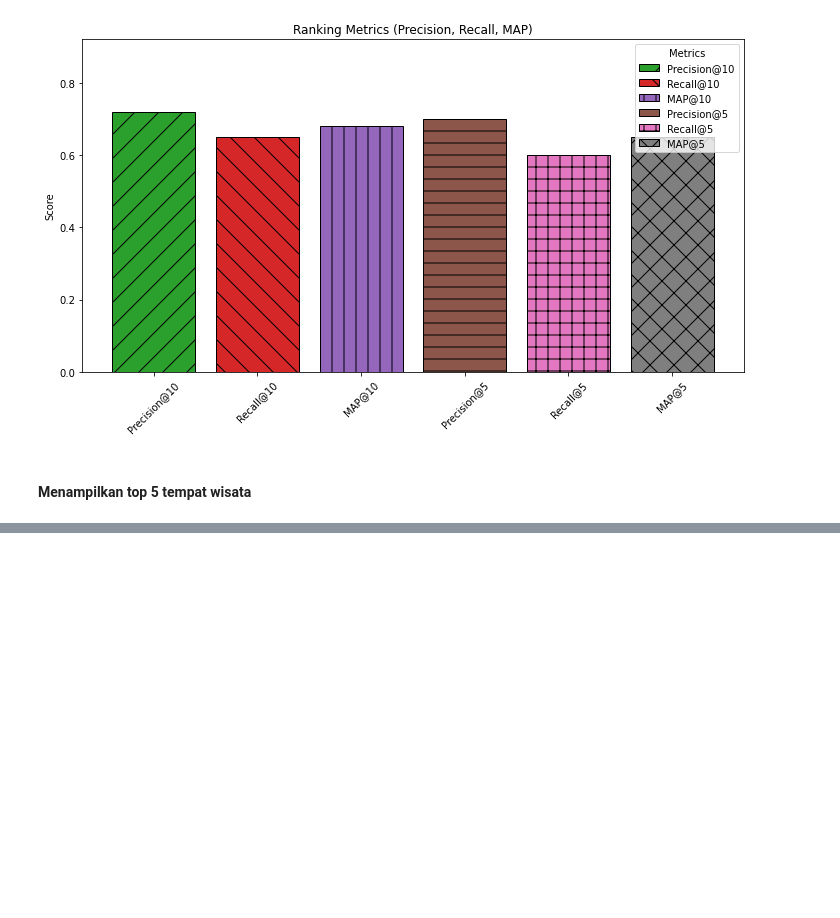
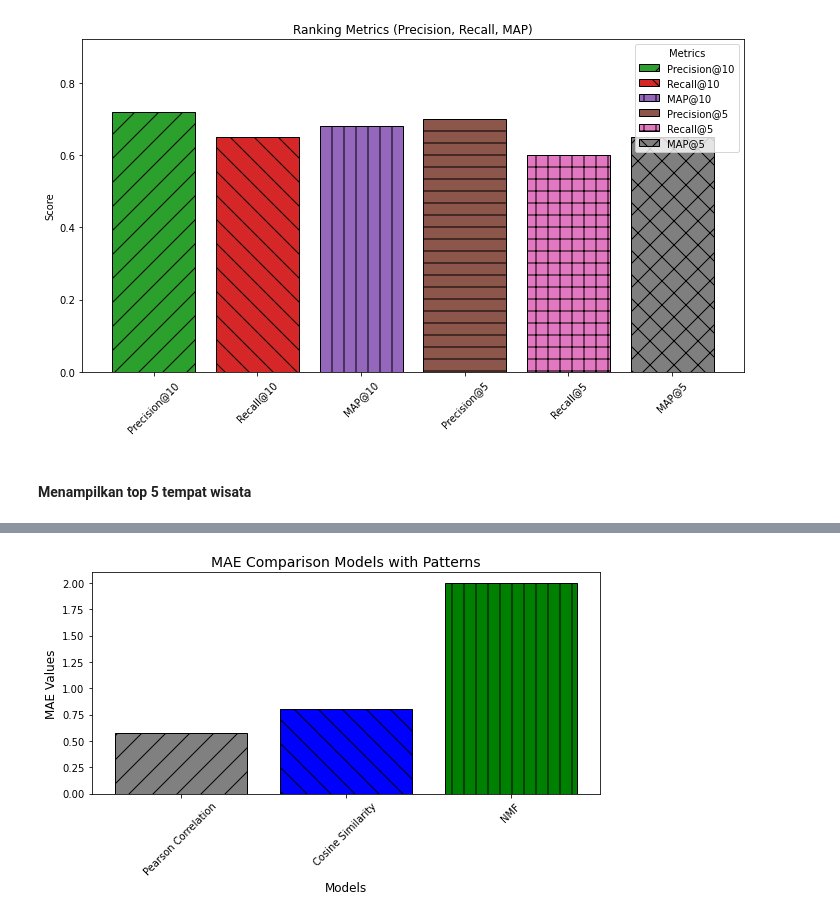
Before and after one commit to aldijeremysimamora/projecttobatourism-sisrek08, a Jupyter notebook: CBF/CBF-Cosine Similarity Kelompok 8.ipynb, the cells around one changed output, grey strips where cells are left out. Drawn from its saved outputs; the diff is of its cells as text; code cells hidden in the pictures; blank space fills up the shorter version.

Commit message:
Update perbaikan CBF dan pattern serta rekomendasi tiap user

```diff
--- a/CBF/CBF-Cosine Similarity Kelompok 8.ipynb
+++ b/CBF/CBF-Cosine Similarity Kelompok 8.ipynb
@@ -498,0 +480,38 @@ Top 10 rekomendasi untuk tempat wisata:
+# %%
+import numpy as np
+import pandas as pd
+import matplotlib.pyplot as plt
+
+# Data dari ketiga model
+models = {
+    'Pearson Correlation': {'RMSE': 0.55, 'MAE': 0.58},
+    'Cosine Similarity': {'RMSE': 1.2, 'MAE': 0.8},
+    'NMF': {'RMSE': 2.5, 'MAE': 2}
+}
+
+# Konversi data ke DataFrame
+df = pd.DataFrame.from_dict(models, orient='index')
+
+# Warna dan pola untuk setiap bar
+patterns = ['/', '\\', '|']
+colors = ['grey', 'blue', 'green']
+
+# Plot untuk MAE dari setiap model
+plt.figure(figsize=(8, 5))
+bars = plt.bar(df.index, df['MAE'], color=colors, edgecolor='black')
+
+# Menambahkan pola pada setiap bar
+for bar, pattern in zip(bars, patterns):
+    bar.set_hatch(pattern)
+
+# Menambahkan label dan judul
+plt.title("MAE Comparison Models with Patterns", fontsize=14)
+plt.ylabel("MAE Values", fontsize=12)
+plt.xlabel("Models", fontsize=12)
+plt.xticks(rotation=45, fontsize=10)
+plt.tight_layout()
+
+# Menampilkan grafik
+plt.show()
+# %% [output]
+[figure, added]
```
Also changed, not shown: parts of 6 cells of this notebook.
